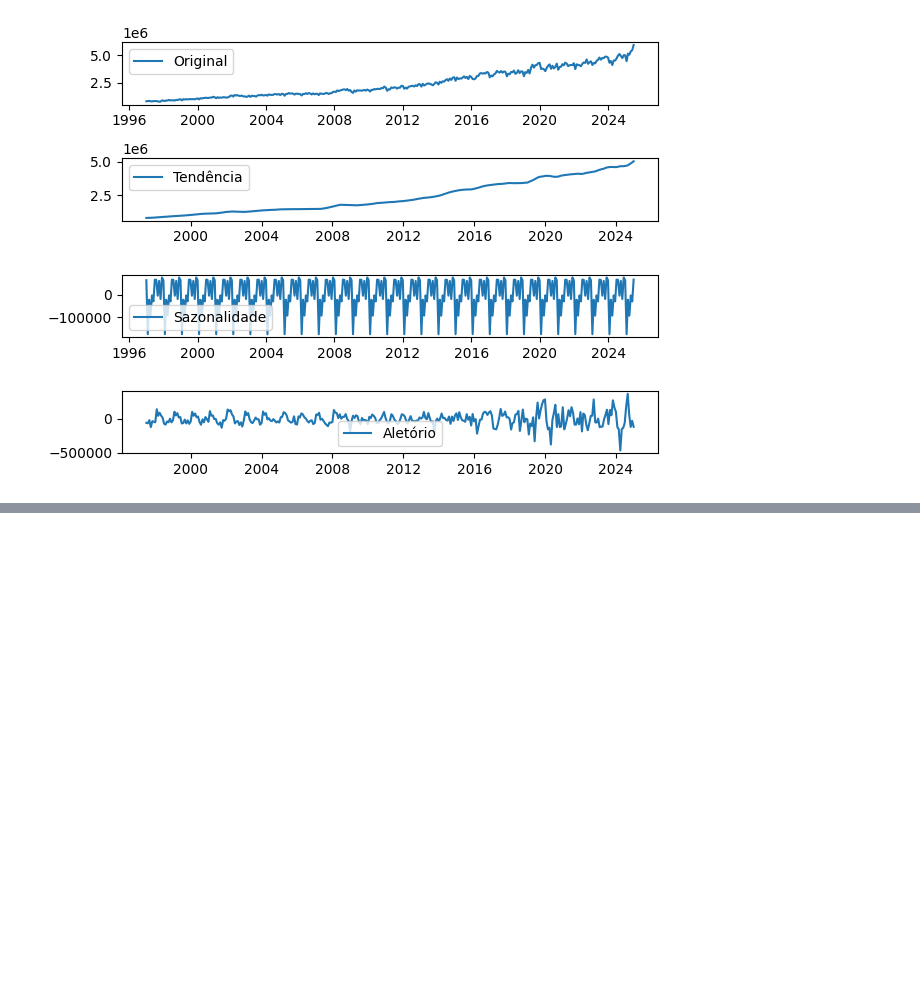
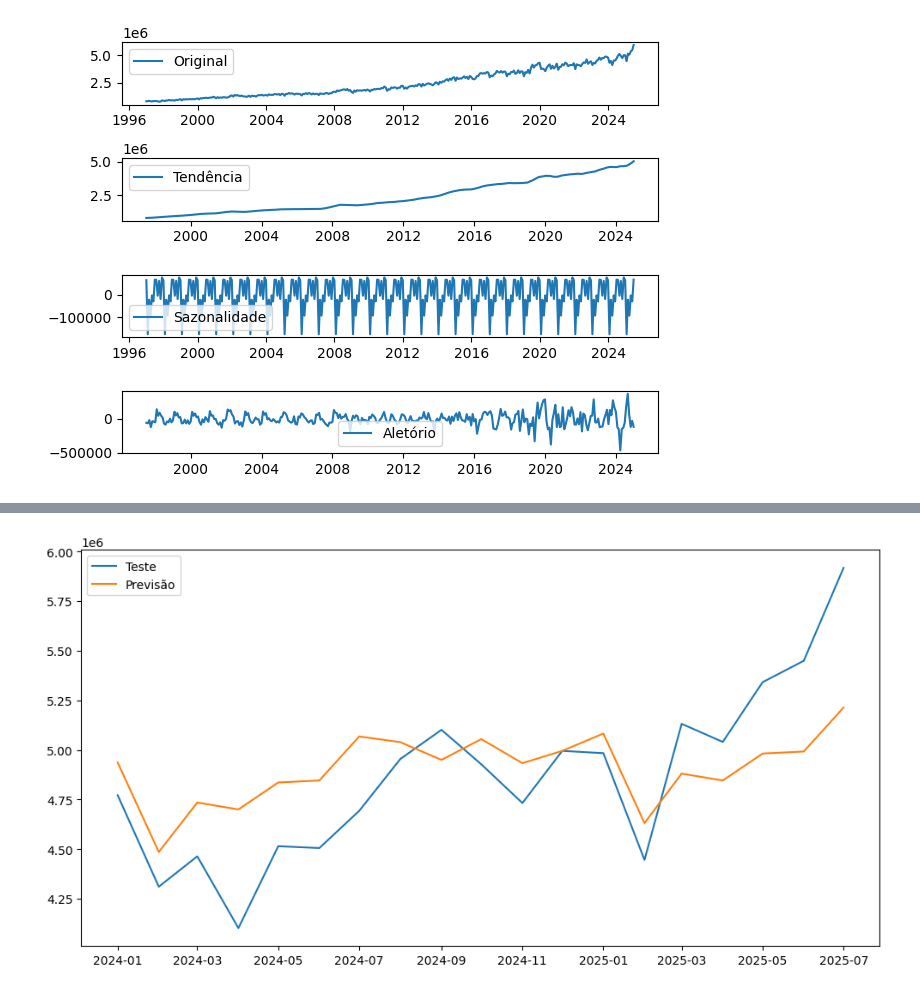
Before and after one commit to VinicyusSantos/producao-gas-natural-1997_2025_ANP, a Jupyter notebook: MODELOS_producao_gas_natural_1000m3_1997_2025.ipynb, the cells around one changed output, grey strips where cells are left out. Saved outputs shown, nothing was run; the diff lists cells and outputs as text; code cells hidden in the pictures; blank space fills up the shorter version.

```diff
--- a/MODELOS_producao_gas_natural_1000m3_1997_2025.ipynb
+++ b/MODELOS_producao_gas_natural_1000m3_1997_2025.ipynb
@@ -129,0 +182,5 @@ from statsmodels.tsa.holtwinters import ExponentialSmoothing
+# %%
+final_train = ts['1997-01':'2023-12']
+final_model = ExponentialSmoothing(
+    final_train, trend='add', seasonal=best_seasonal, seasonal_periods=m
+).fit()
@@ -129,0 +202,8 @@ from statsmodels.tsa.holtwinters import ExponentialSmoothing
+# %%
+plt.figure(figsize=(12, 6))
+plt.plot(test.index, test, label='Teste')
+plt.plot(test.index, forecast_test, label='Previsão')
+plt.legend()
+plt.show()
+# %% [output]
+[figure, added]
```
Also changed, not shown: parts of 18 cells of this notebook.
